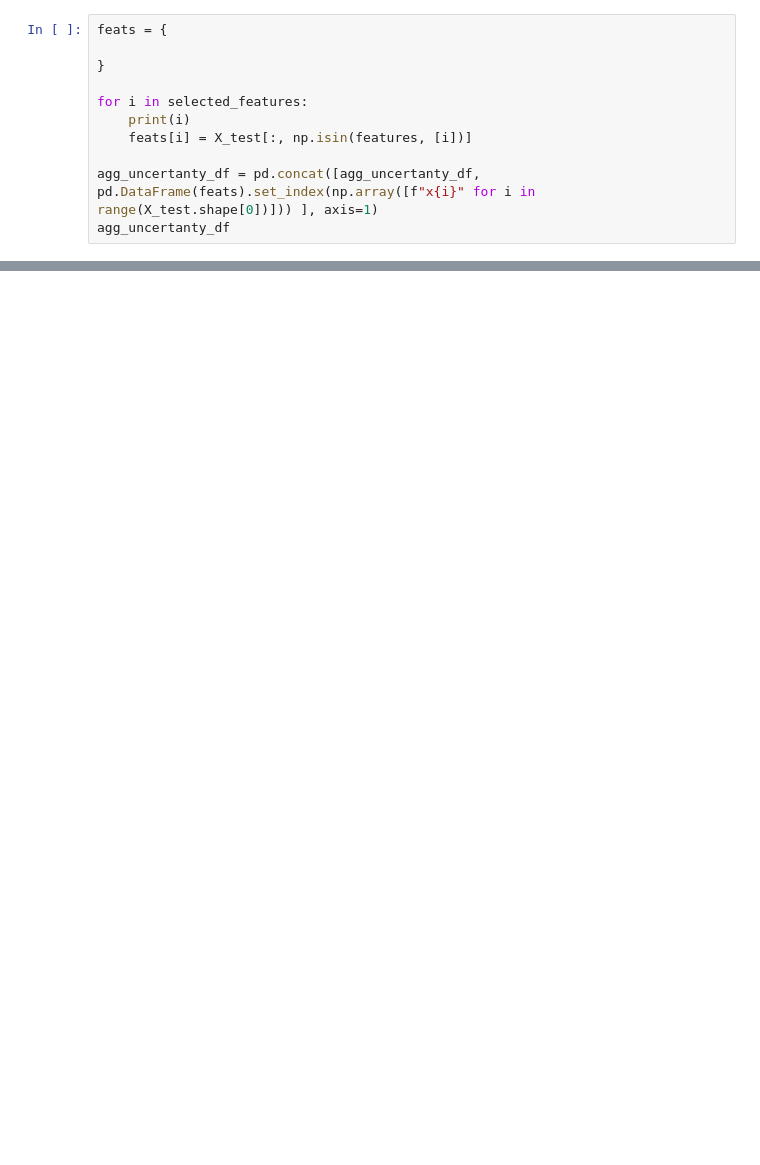
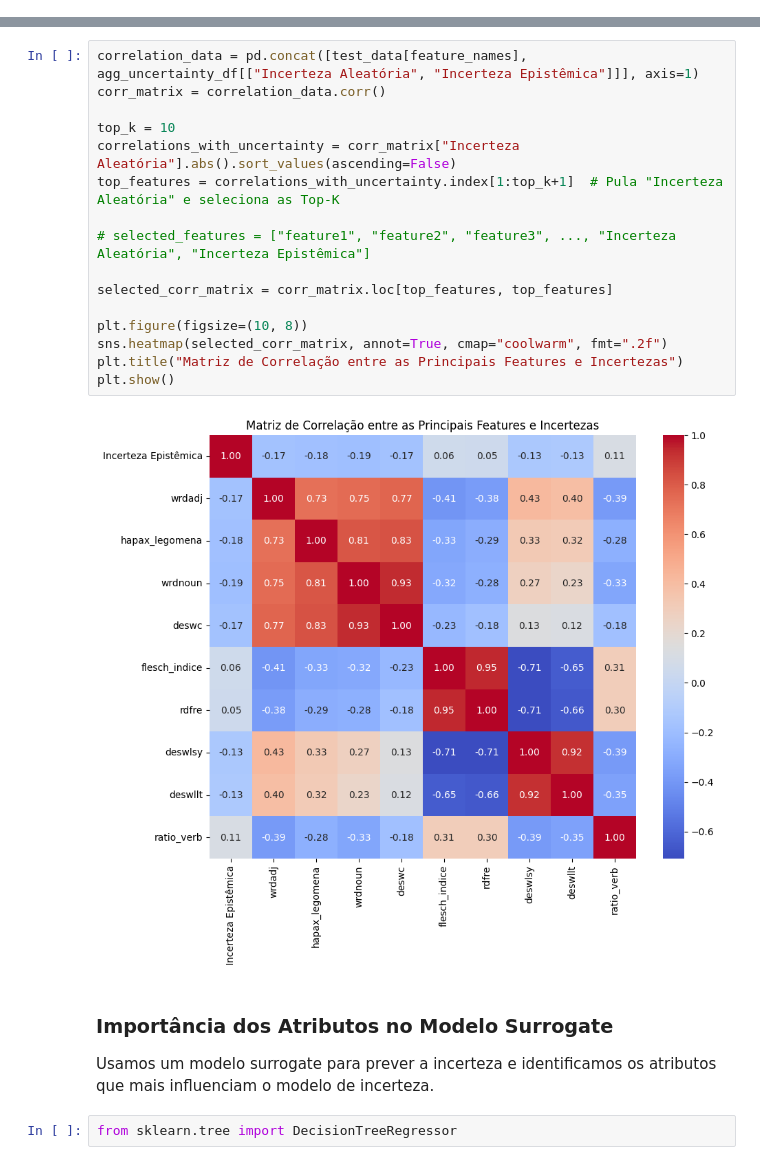
Before and after one commit to Tiagoblima/explanaible-essay-grading, a Jupyter notebook: notebooks/Essay Grade Classification - Parte 2.ipynb, the cells around one changed output, grey strips where cells are left out. Cells and saved outputs as stored; diff of their text form; blank space fills up the shorter version.

```diff
--- a/notebooks/Essay Grade Classification - Parte 2.ipynb
+++ b/notebooks/Essay Grade Classification - Parte 2.ipynb
@@ -142,11 +0,0 @@ agg_uncertanty_df
-# %%
-feats = {
-
-}
-
-for i in selected_features:
-    print(i)
-    feats[i] = X_test[:, np.isin(features, [i])]
-
-agg_uncertanty_df = pd.concat([agg_uncertanty_df, pd.DataFrame(feats).set_index(np.array([f"x{i}" for i in range(X_test.shape[0])])) ], axis=1)
-agg_uncertanty_df
@@ -160,0 +192,23 @@ ValueError: Could not interpret value `adverbs_before_main_verb_ratio` for `x`.
+# %%
+correlation_data = pd.concat([test_data[feature_names], agg_uncertainty_df[["Incerteza Aleatória", "Incerteza Epistêmica"]]], axis=1)
+corr_matrix = correlation_data.corr()
+
+top_k = 10
+correlations_with_uncertainty = corr_matrix["Incerteza Aleatória"].abs().sort_values(ascending=False)
+top_features = correlations_with_uncertainty.index[1:top_k+1]  # Pula "Incerteza Aleatória" e seleciona as Top-K
+
+# selected_features = ["feature1", "feature2", "feature3", ..., "Incerteza Aleatória", "Incerteza Epistêmica"]
+
+selected_corr_matrix = corr_matrix.loc[top_features, top_features]
+
+plt.figure(figsize=(10, 8))
+sns.heatmap(selected_corr_matrix, annot=True, cmap="coolwarm", fmt=".2f")
+plt.title("Matriz de Correlação entre as Principais Features e Incertezas")
+plt.show()
+# %% [output]
+[figure, added]
+# %% [markdown]
+### Importância dos Atributos no Modelo Surrogate
+Usamos um modelo surrogate para prever a incerteza e identificamos os atributos que mais influenciam o modelo de incerteza.
+# %%
+from sklearn.tree import DecisionTreeRegressor
```
Also changed, not shown: parts of 36 cells of this notebook, 1 other file.
